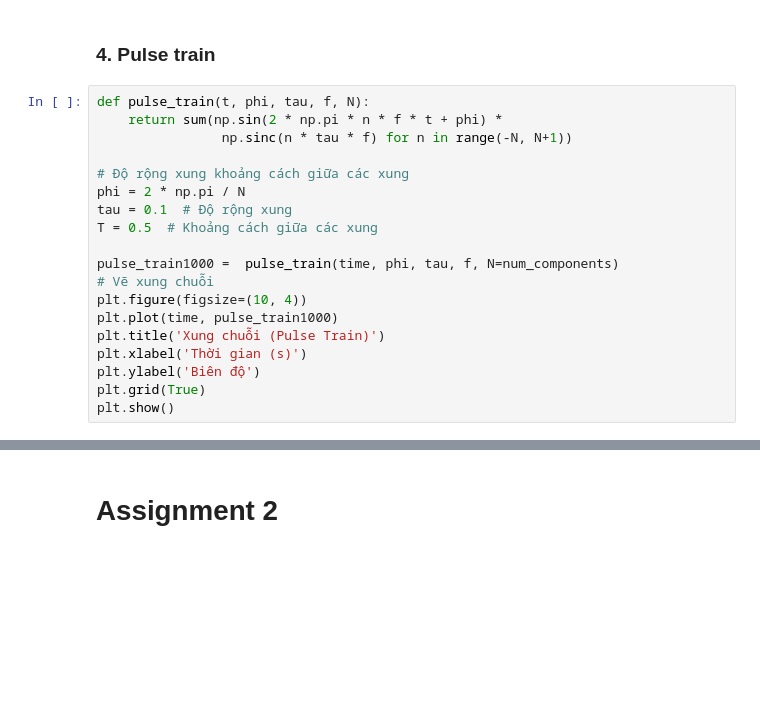
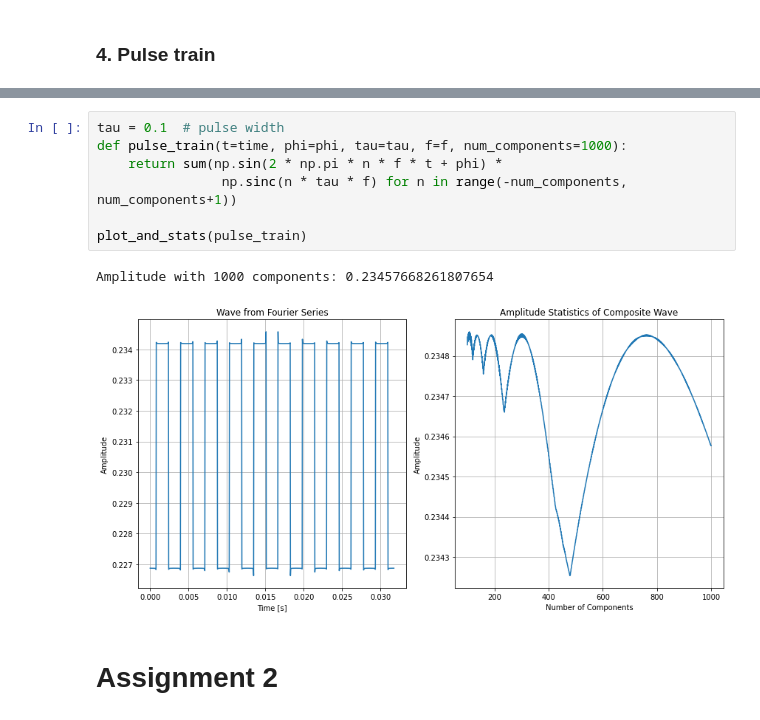
Before and after one commit to lamld203844/biosignal-processing, a Jupyter notebook: midterm-LuuDucLam-20203844.ipynb, the cells around one changed output, grey strips where cells are left out. Saved outputs shown, nothing was run; the diff lists cells and outputs as text; blank space fills up the shorter version.

```diff
--- a/midterm-LuuDucLam-20203844.ipynb
+++ b/midterm-LuuDucLam-20203844.ipynb
@@ -215,21 +176,2 @@ Biên độ của xung răng cưa: 1.062081795202368
 # %% [markdown]
 ### 4. Pulse train
-# %%
-def pulse_train(t, phi, tau, f, N):
-    return sum(np.sin(2 * np.pi * n * f * t + phi) *
-                np.sinc(n * tau * f) for n in range(-N, N+1))
-
-# Độ rộng xung khoảng cách giữa các xung
-phi = 2 * np.pi / N
-tau = 0.1  # Độ rộng xung
-T = 0.5  # Khoảng cách giữa các xung
-
-pulse_train1000 =  pulse_train(time, phi, tau, f, N=num_components)
-# Vẽ xung chuỗi
-plt.figure(figsize=(10, 4))
-plt.plot(time, pulse_train1000)
-plt.title('Xung chuỗi (Pulse Train)')
-plt.xlabel('Thời gian (s)')
-plt.ylabel('Biên độ')
-plt.grid(True)
-plt.show()
@@ -255,2 +178,12 @@ Biên độ của xung chuỗi: 0.23433428632337713
+# %%
+tau = 0.1  # pulse width
+def pulse_train(t=time, phi=phi, tau=tau, f=f, num_components=1000):
+    return sum(np.sin(2 * np.pi * n * f * t + phi) *
+                np.sinc(n * tau * f) for n in range(-num_components, num_components+1))
+
+plot_and_stats(pulse_train)
+# %% [output]
+Amplitude with 1000 components: 0.23457668261807654
+[figure, added]
 # %% [markdown]
 # Assignment 2
```
Also changed, not shown: parts of 16 cells of this notebook.
